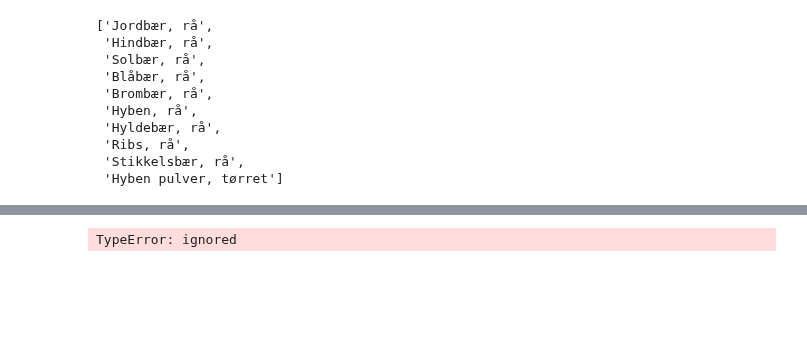
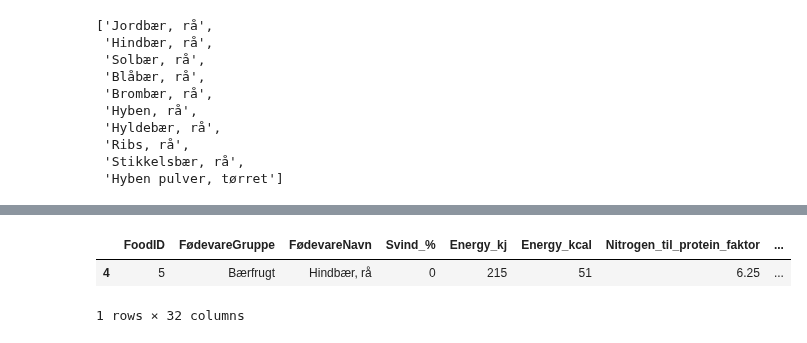
Before and after one commit to mrchapagain/ConsumerDataAnalytics, a Jupyter notebook: Data_Exploration.ipynb, the cells around one changed output, grey strips where cells are left out. Cells and saved outputs as stored; diff of their text form; code cells hidden in the pictures; blank space fills up the shorter version.

```diff
--- a/Data_Exploration.ipynb
+++ b/Data_Exploration.ipynb
@@ -792,21 +813,23 @@ df[df.Product_dk== "Æble, uspec., råt"]  #df[df.FødevareGruppe== "Kernefrugt"
 # %%
 data_frida_final= "https://github.com/mrchapagain/ConsumerDataAnalytics/raw/main/finaldf_fridanutrient_aditionallink_groups.xlsx"
 data_climate_selected= "https://github.com/mrchapagain/ConsumerDataAnalytics/raw/main/df_climate_selected.xlsx"
 
 # Write function to combine two data rows
 def combine_datarow_with_userinput(group_name, item_name):
   #open the dataframe
   df= pd.read_excel(data_frida_final, sheet_name=0, index_col=0, header=0, skiprows=0)
 
   #Choose dataframe with choice of food group
   df_food_group= df[df.FødevareGruppe== group_name]
 
   #open dataframe with choice of itemname within the choosen food group
   df_food_item= df_food_group[df_food_group.FødevareNavn== item_name]
 
   return df_food_item
 
 
-combine_datarow_with_userinput(FødevareGruppe_list[0], FødevareNavn_list[0])
+combine_datarow_with_userinput("Bærfrugt", "Hindbær, rå")
 # %% [output]
+|  | FoodID | FødevareGruppe | FødevareNavn | Svind_% | Energy_kj | Energy_kcal | Nitrogen_til_protein_faktor | ... |
+| 4 | 5 | Bærfrugt | Hindbær, rå | 0 | 215 | 51 | 6.25 | ... |
-TypeError: ignored
+1 rows × 32 columns
```
Also changed, not shown: parts of 5 cells of this notebook.
